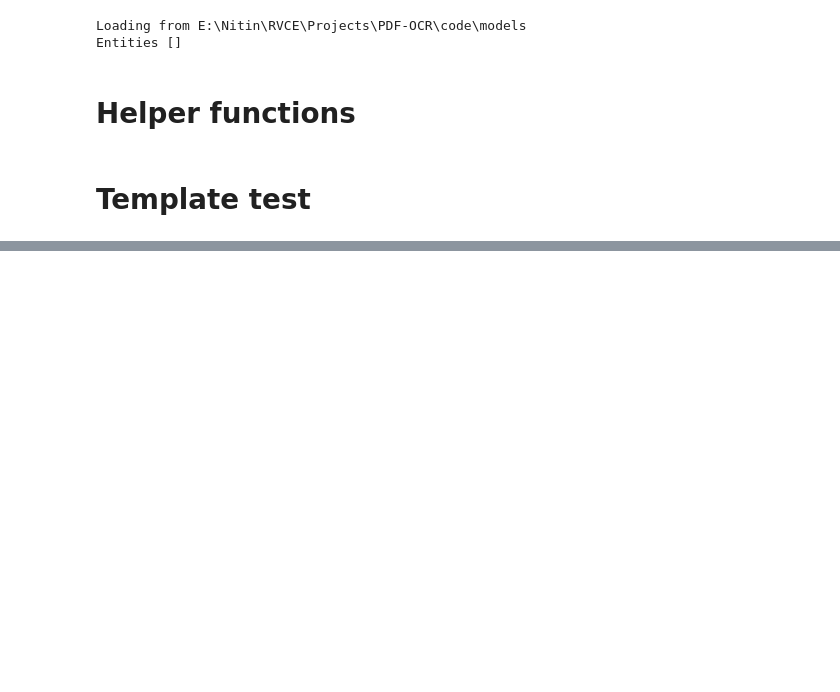
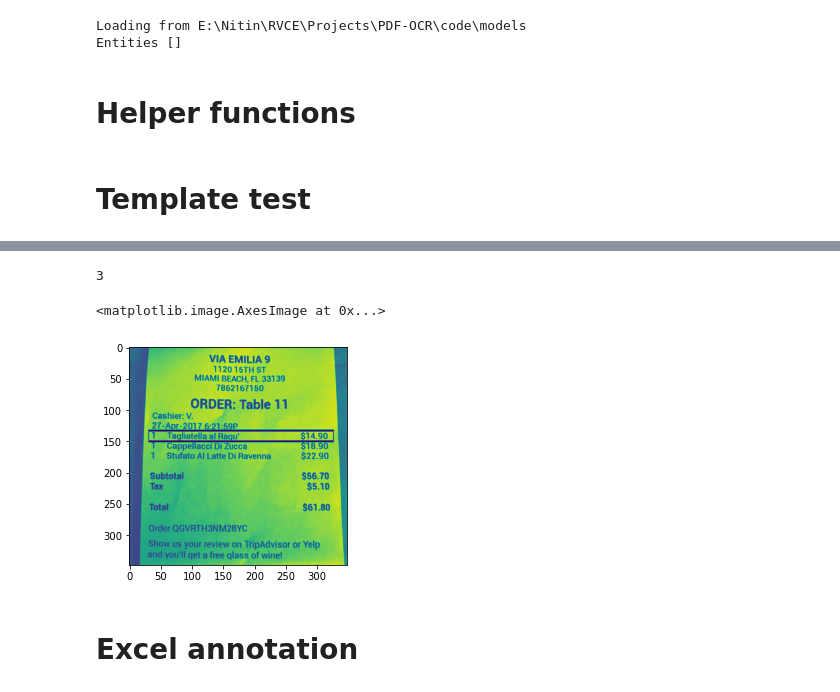
Before and after one commit to snitin08/invoice-regex, a Jupyter notebook: code/sample_tesseract.ipynb, the cells around one changed output, grey strips where cells are left out. Cells and saved outputs as stored; diff of their text form; code cells hidden in the pictures; blank space fills up the shorter version.

```diff
--- a/code/sample_tesseract.ipynb
+++ b/code/sample_tesseract.ipynb
@@ -122,0 +205,27 @@ Total
+# %%
+# Store width and height of template in w and h
+w, h = img4.shape[::-1]
+
+# Perform match operations.
+res = cv2.matchTemplate(img3,img4,cv2.TM_CCOEFF_NORMED)
+
+# Specify a threshold
+threshold = 0.95
+
+# Store the coordinates of matched area in a numpy array
+loc = np.where( res >= threshold)
+img5 = img1.copy()
+# Draw a rectangle around the matched region.
+count = 0
+for pt in zip(*loc[::-1]):
+    cv2.rectangle(img5, pt, (pt[0] + w, pt[1] + h), (0,255,255), 1)
+    count+=1
+print(count)
+# Show the final image with the matched area.
+plt.imshow(img5)
+# %% [output]
+3
+<matplotlib.image.AxesImage at 0x...>
+[figure, added]
+# %% [markdown]
+# Excel annotation
```
Also changed, not shown: parts of 10 cells of this notebook.
